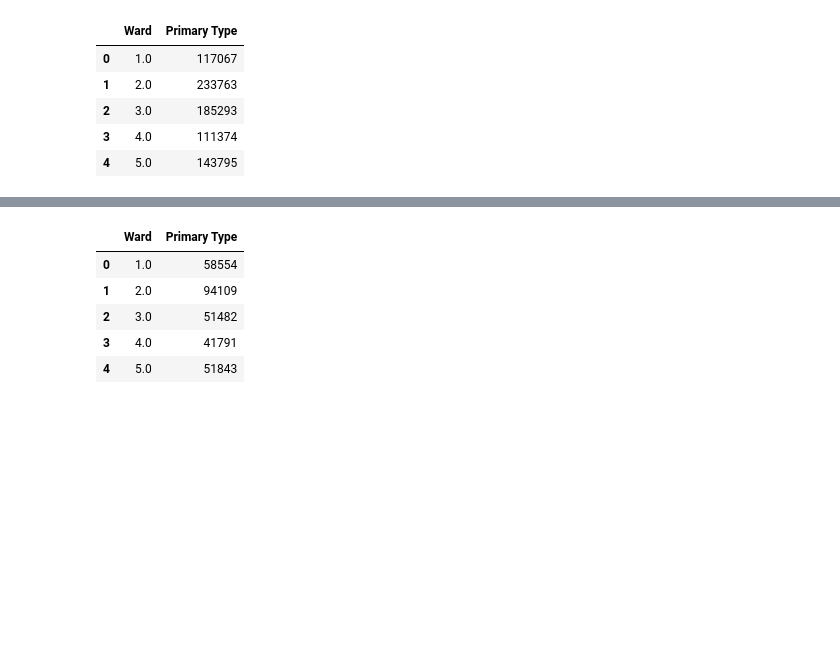
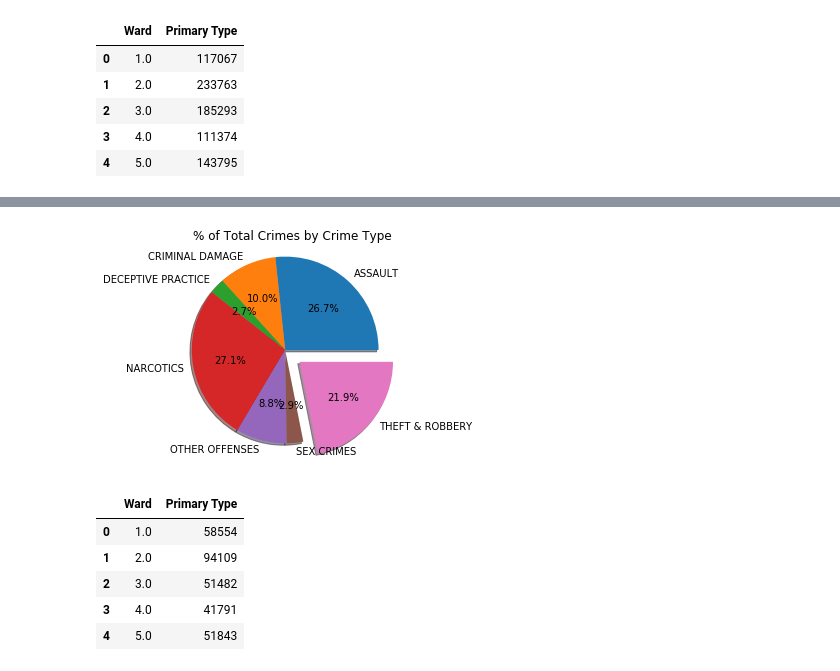
Before and after one commit to BLKOPL/ChiPy, a Jupyter notebook: project1.ipynb, the cells around one changed output, grey strips where cells are left out. Drawn from its saved outputs; the diff is of its cells as text; code cells hidden in the pictures; blank space fills up the shorter version.

```diff
--- a/project1.ipynb
+++ b/project1.ipynb
@@ -155,0 +321,18 @@ plt.tight_layout()
+# %%
+#Percentages:
+#------------
+#total number of crimes
+ward28_total_crimes = ward28_analysis_df['Number of Crimes'].sum()
+ward28_crime_type = ward28_analysis_df['Number of Crimes']
+
+#Percentage of Total Fares
+ward28_crime_percentage = round((ward28_crime_type)*100/(ward28_total_crimes),2)
+ward28_crime_percentage_df = pd.DataFrame(ward28_crime_percentage)
+
+
+
+#Rename:
+ward28_crime_percentage_df = ward28_crime_percentage_df.rename(columns={"Number of Crimes": "Percentage of Crimes"})
+
+
+ward28_crime_percentage_df
@@ -156,3 +349,31 @@ plt.tight_layout()
+# %%
+#PIE CHART:
+#Labels:
+ward28_type_list = ward28_crime_percentage_df.keys()
+
+# Seperate the "Urban" section from the others
+explode = (0, 0, 0, 0, 0, 0, 0.2)
+
+
+# Build Pie Chart
+ward28_crimes_pie = ward28_crime_percentage_df.plot(kind="pie", y=ward28_type_list, autopct="%1.1f%%", explode=explode, shadow=True, title=("% of Total Crimes by Crime Type"))
+ward28_crimes_pie.set_ylabel("")
+
+
+
+#remove legend
+plt.gca().legend_.remove()
+
+# Make the pie chart with equal axes
+plt.axis("equal")
+
+# Save Figure
+plt.savefig("../ward28_crimes_pie.png")
+
+# Print our pie chart to the screen
+plt.show()
+# %% [output]
+[figure, added]
 # %%
 #dataframe with only robberies:
 theft_crime_df = crimes_data_df.loc[crimes_data_df["Primary Type"] == "THEFT & ROBBERY", :]
```
Also changed, not shown: parts of 15 cells of this notebook.
